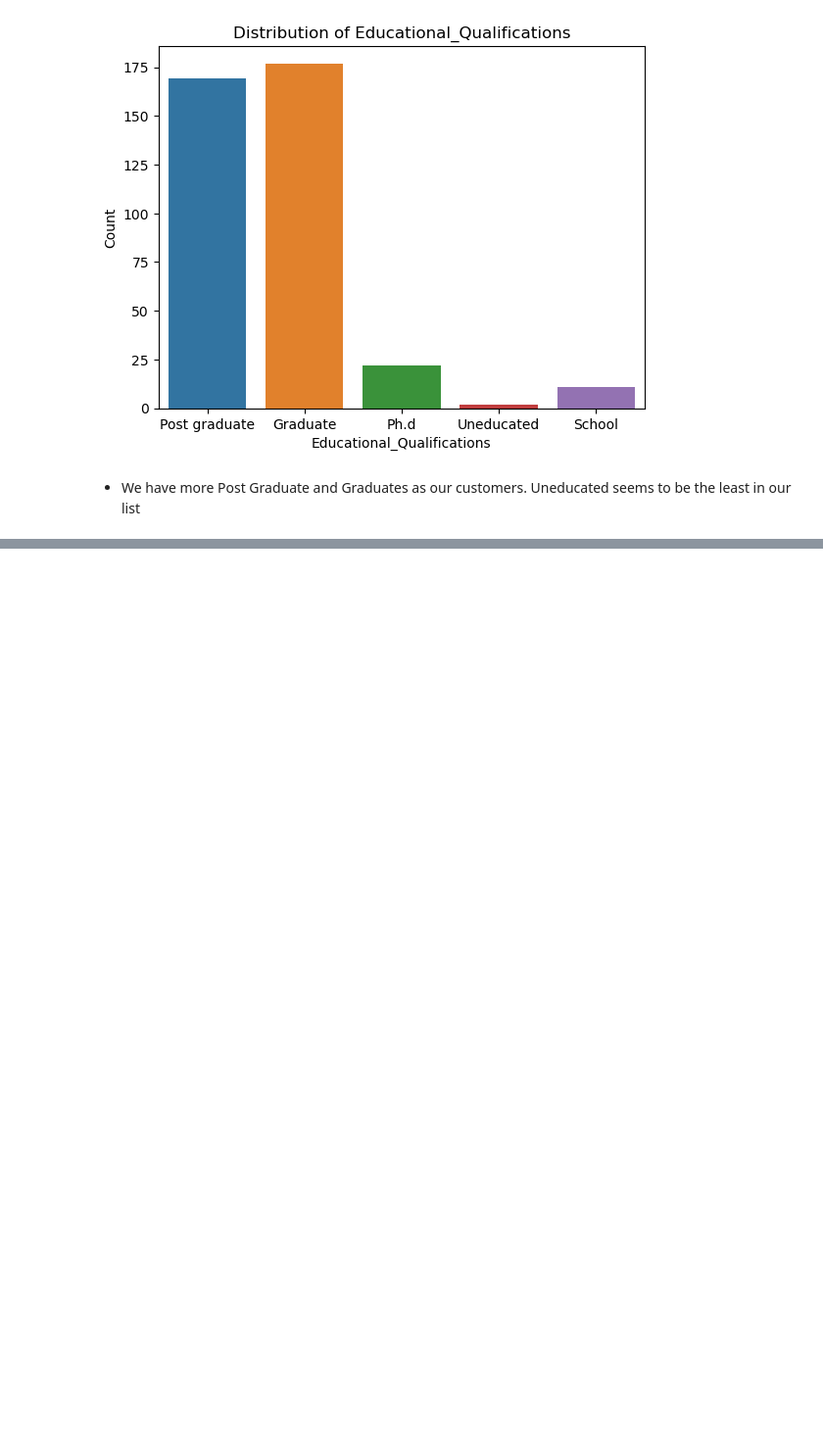
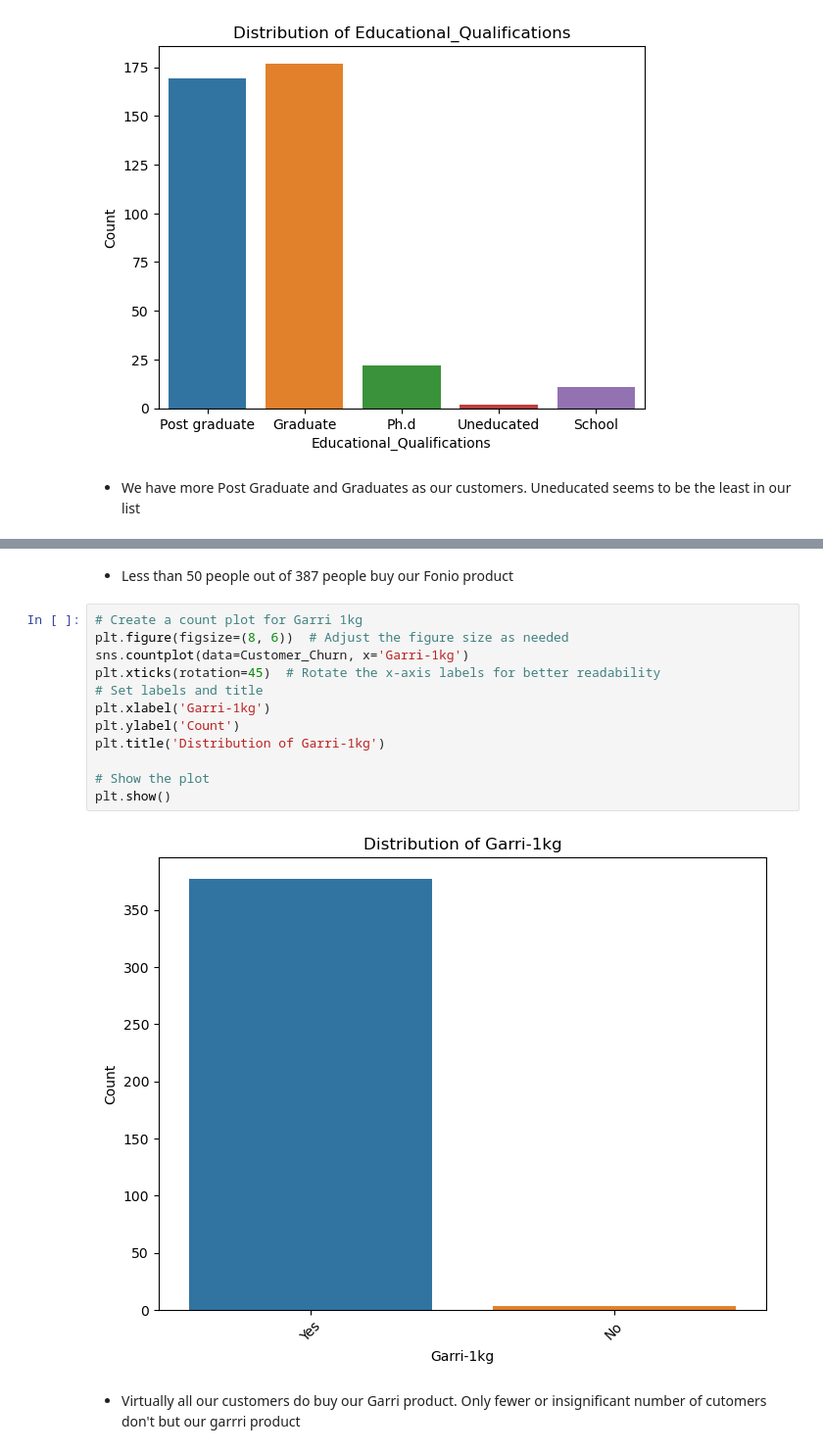
Before and after one commit to UbaChinelo/Customer-churn-prediction-for-Tshally-Foods, a Jupyter notebook: Customer_Churn_Prediction_Tshally_Foods.ipynb, the cells around one changed output, grey strips where cells are left out. Shown at 98% size. Cells and saved outputs as stored; diff of their text form; blank space fills up the shorter version.

```diff
--- a/Customer_Churn_Prediction_Tshally_Foods.ipynb
+++ b/Customer_Churn_Prediction_Tshally_Foods.ipynb
@@ -427,0 +458,18 @@ plt.show()
+# %% [markdown]
+- Less than 50 people out of 387 people buy our Fonio product
+# %%
+# Create a count plot for Garri 1kg
+plt.figure(figsize=(8, 6))  # Adjust the figure size as needed
+sns.countplot(data=Customer_Churn, x='Garri-1kg')
+plt.xticks(rotation=45)  # Rotate the x-axis labels for better readability
+# Set labels and title
+plt.xlabel('Garri-1kg')
+plt.ylabel('Count')
+plt.title('Distribution of Garri-1kg')
+
+# Show the plot
+plt.show()
+# %% [output]
+[figure, added]
+# %% [markdown]
+- Virtually all our customers do buy our Garri product. Only fewer or insignificant number of cutomers don't but our garrri product
```
Also changed, not shown: parts of 15 cells of this notebook.
